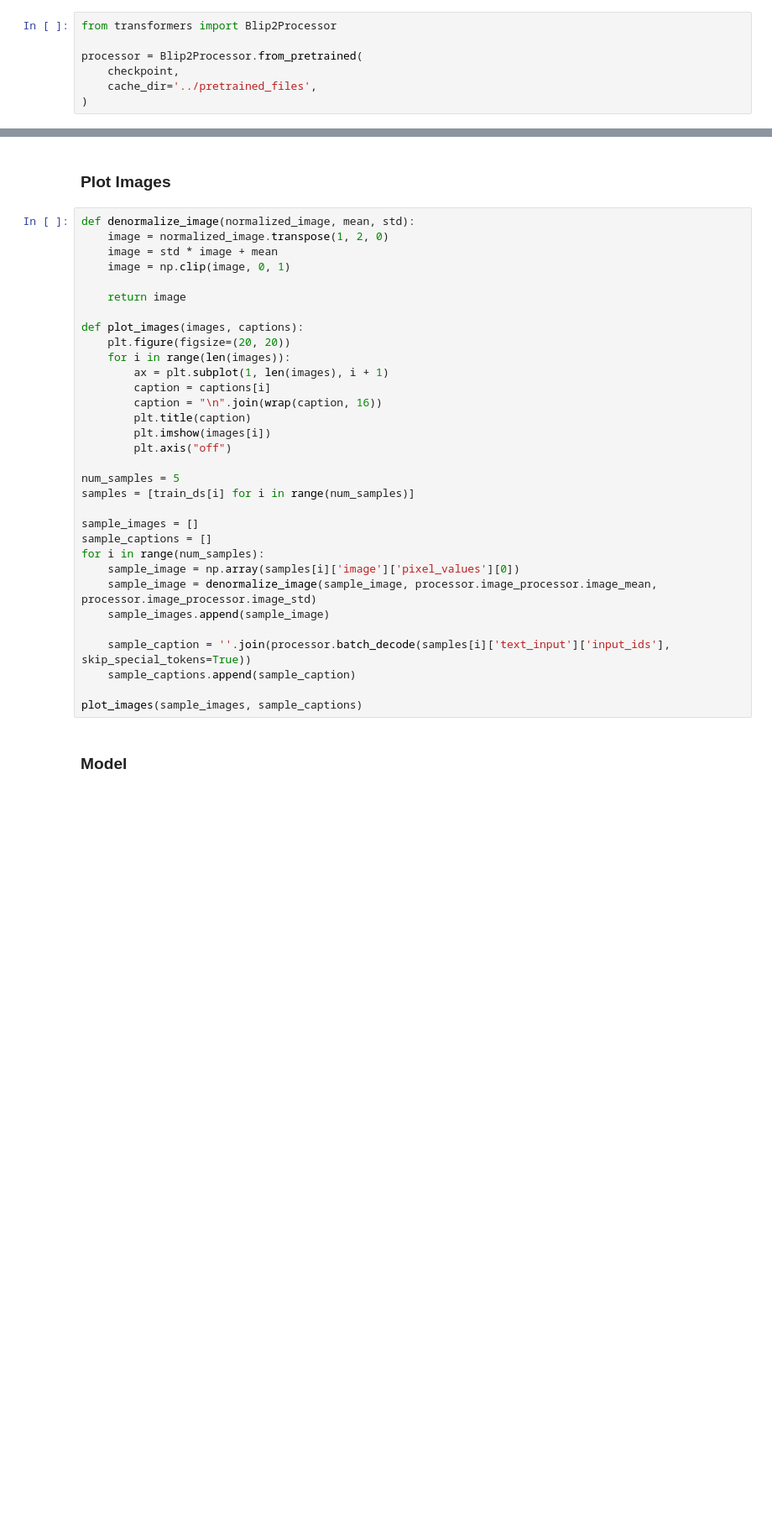
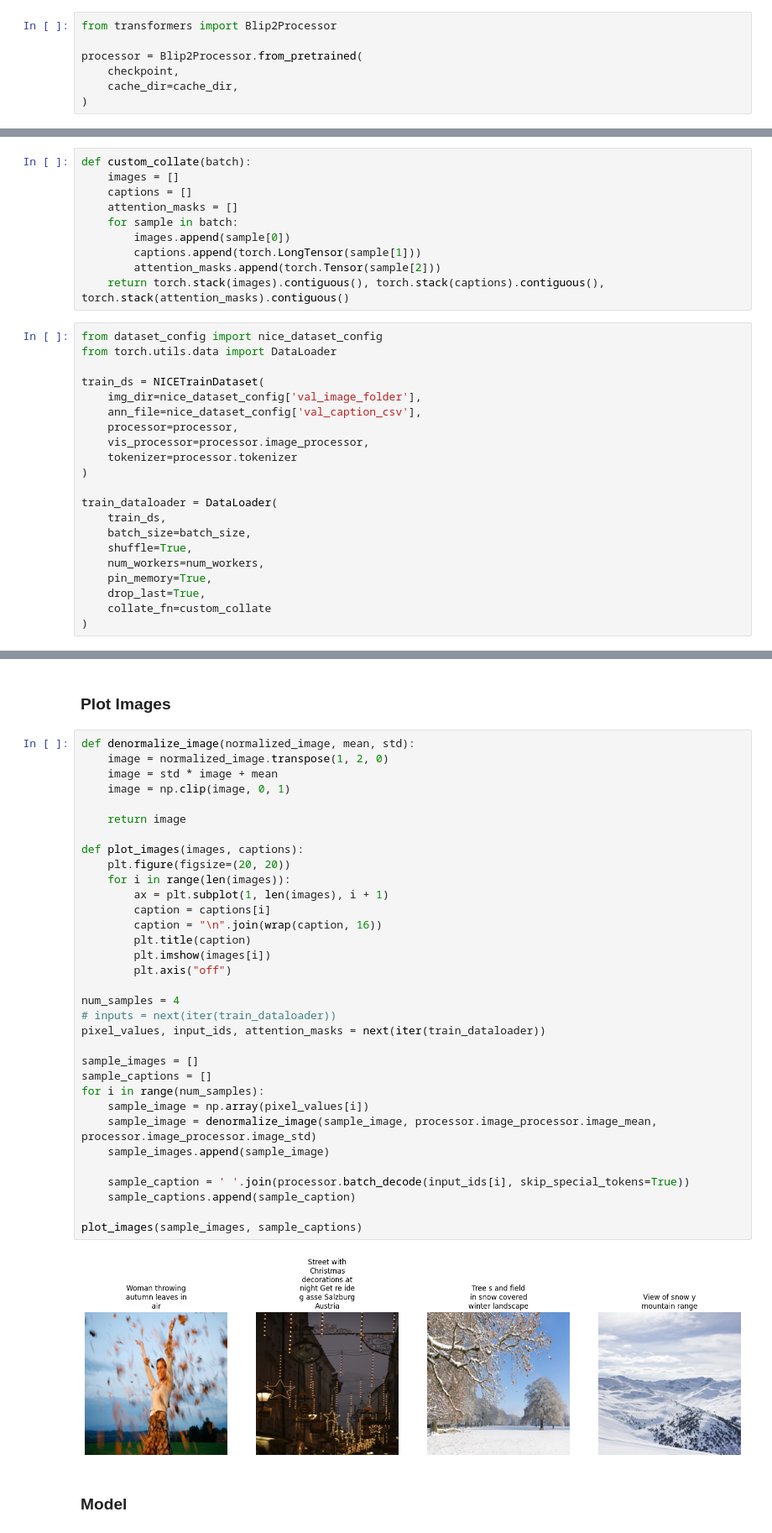
Before and after one commit to k1101jh/CVPR-2023-NICE, a Jupyter notebook: codes/train.ipynb, the cells around one changed output, grey strips where cells are left out. Shown at 84% size. Drawn from its saved outputs; the diff is of its cells as text; blank space fills up the shorter version.

Commit message:
train 코드 작성중

```diff
--- a/codes/train.ipynb
+++ b/codes/train.ipynb
@@ -93,7 +97,7 @@ from transformers import Blip2Processor
 
 processor = Blip2Processor.from_pretrained(
     checkpoint,
-    cache_dir='../pretrained_files',
+    cache_dir=cache_dir,
 )
 # %% [markdown]
 ### Dataset
@@ -113,0 +104,31 @@ test_ds = COCOEvalDataset(
+# %%
+def custom_collate(batch):
+    images = []
+    captions = []
+    attention_masks = []
+    for sample in batch:
+        images.append(sample[0])
+        captions.append(torch.LongTensor(sample[1]))
+        attention_masks.append(torch.Tensor(sample[2]))
+    return torch.stack(images).contiguous(), torch.stack(captions).contiguous(), torch.stack(attention_masks).contiguous()
+# %%
+from dataset_config import nice_dataset_config
+from torch.utils.data import DataLoader
+
+train_ds = NICETrainDataset(
+    img_dir=nice_dataset_config['val_image_folder'],
+    ann_file=nice_dataset_config['val_caption_csv'],
+    processor=processor,
+    vis_processor=processor.image_processor,
+    tokenizer=processor.tokenizer
+)
+
+train_dataloader = DataLoader(
+    train_ds,
+    batch_size=batch_size,
+    shuffle=True,
+    num_workers=num_workers,
+    pin_memory=True,
+    drop_last=True,
+    collate_fn=custom_collate
+)
@@ -116,34 +141,37 @@ test_ds = COCOEvalDataset(
 # %%
 def denormalize_image(normalized_image, mean, std):
     image = normalized_image.transpose(1, 2, 0)
     image = std * image + mean
     image = np.clip(image, 0, 1)
 
     return image
 
 def plot_images(images, captions):
     plt.figure(figsize=(20, 20))
     for i in range(len(images)):
         ax = plt.subplot(1, len(images), i + 1)
         caption = captions[i]
         caption = "\n".join(wrap(caption, 16))
         plt.title(caption)
         plt.imshow(images[i])
         plt.axis("off")
 
-num_samples = 5
-samples = [train_ds[i] for i in range(num_samples)]
+num_samples = 4
+# inputs = next(iter(train_dataloader))
+pixel_values, input_ids, attention_masks = next(iter(train_dataloader))
 
 sample_images = []
 sample_captions = []
 for i in range(num_samples):
-    sample_image = np.array(samples[i]['image']['pixel_values'][0])
+    sample_image = np.array(pixel_values[i])
     sample_image = denormalize_image(sample_image, processor.image_processor.image_mean, processor.image_processor.image_std)
     sample_images.append(sample_image)
 
-    sample_caption = ''.join(processor.batch_decode(samples[i]['text_input']['input_ids'], skip_special_tokens=True))
+    sample_caption = ' '.join(processor.batch_decode(input_ids[i], skip_special_tokens=True))
     sample_captions.append(sample_caption)
 
 plot_images(sample_images, sample_captions)
+# %% [output]
+[figure, added]
 # %% [markdown]
 ### Model
```
Also changed, not shown: parts of 27 cells of this notebook, 11 other files.
